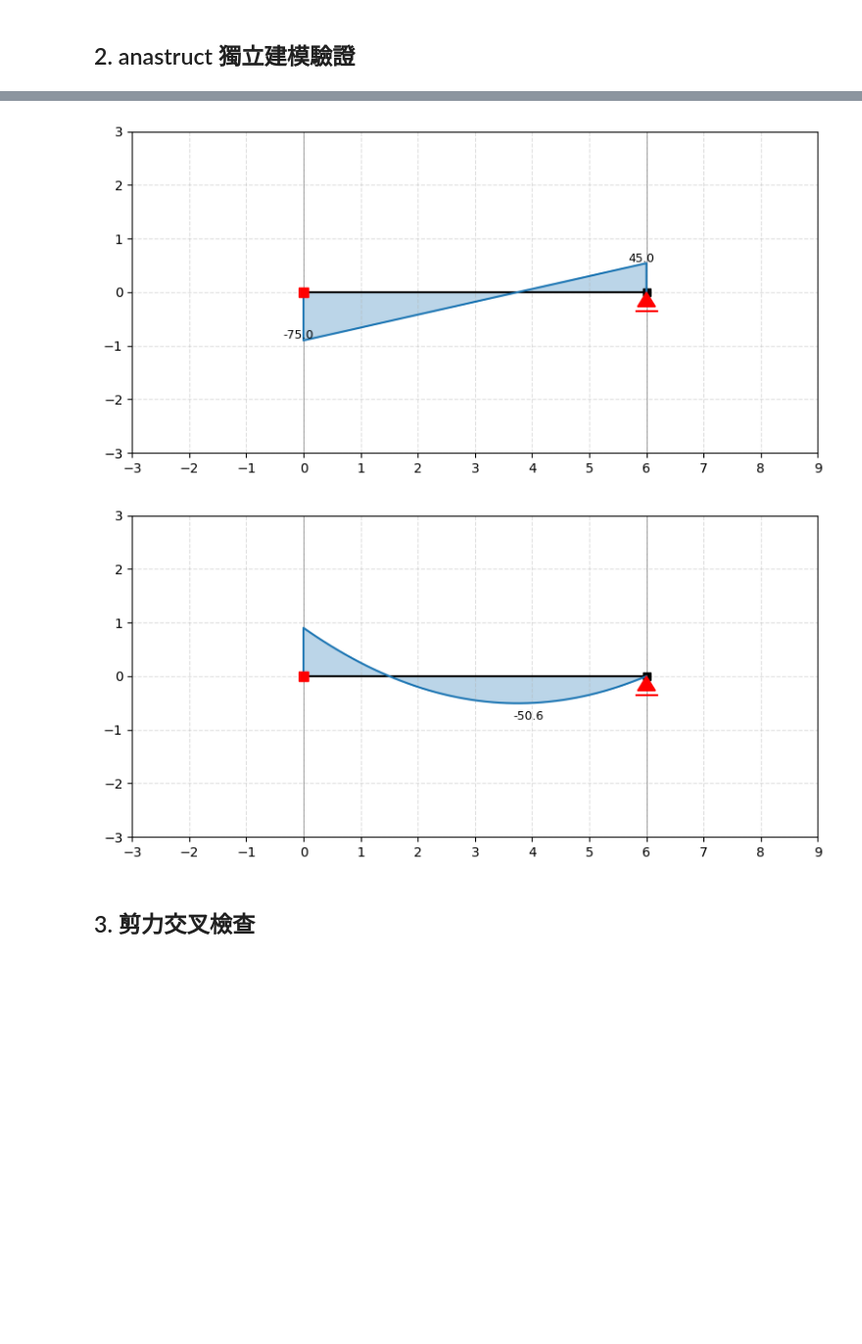
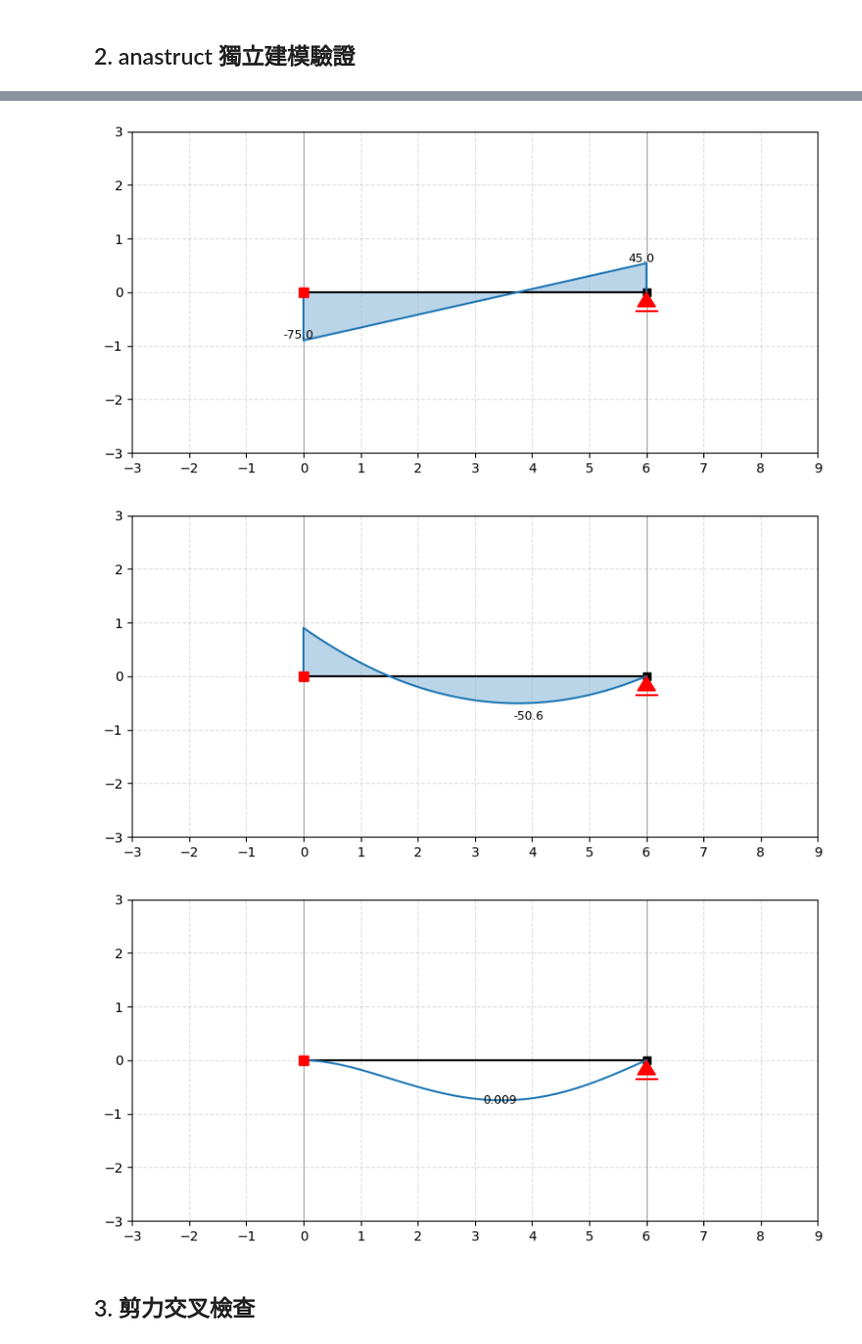
Before and after one commit to zhixiu0223/slope_deflection_framework, a Jupyter notebook: notebooks/Case-01-propped-cantilever-wget.ipynb, the cells around one changed output, grey strips where cells are left out. Shown at 98% size. Drawn from its saved outputs; the diff is of its cells as text; code cells hidden in the pictures; blank space fills up the shorter version.

```diff
--- a/notebooks/Case-01-propped-cantilever-wget.ipynb
+++ b/notebooks/Case-01-propped-cantilever-wget.ipynb
@@ -129,33 +129,38 @@ ss.q_load(element_id=1, q=-w)
 ss.solve()
 
 print("A端反力:", ss.get_node_results_system(1))
 print("B端反力:", ss.get_node_results_system(2))
 
 def apply_grid(fig, supports):
     ax = fig.axes[0]
     ax.xaxis.set_major_locator(mticker.MultipleLocator(1))
     ax.grid(True, linestyle='--', alpha=0.4)
     for x in supports:
         ax.axvline(x, color='gray', lw=0.6, zorder=0)
     return fig
 
 fig_s = ss.show_structure(show=False, figsize=(8, 3))
 apply_grid(fig_s, [0, L])
 plt.show()
 
 fig_v = ss.show_shear_force(show=False, figsize=(8, 4))
 apply_grid(fig_v, [0, L])
 plt.show()
 
 fig_m = ss.show_bending_moment(show=False, figsize=(8, 4))
 apply_grid(fig_m, [0, L])
 plt.show()
+
+fig_d = ss.show_displacement(show=False, factor=80, figsize=fig_m.get_size_inches())
+apply_grid(fig_d, [0, L])
+plt.show()
 # %% [output]
 A端反力: {'id': 1, 'Fx': np.float64(-7.347880794884118e-15), 'Fy': np.float64(-74.99999250000374), 'Tz': np.float64(-89.99995500002248), 'ux': np.float64(-0.0), 'uy': np.float64(0.0), 'phi_z': np.float64 ...
 B端反力: {'id': 2, 'Fx': np.float64(0.0), 'Fy': np.float64(-45.00000749999626), 'Tz': np.float64(0.0), 'ux': np.float64(2.2043642384652356e-22), 'uy': np.float64(0.0), 'phi_z': np.float64(-0.005999997000 ...
 [figure]
 [figure]
 [figure]
+[figure, added]
 # %% [markdown]
 ## 3. 剪力交叉檢查
 # %%
```
Also changed, not shown: 3 other files.
